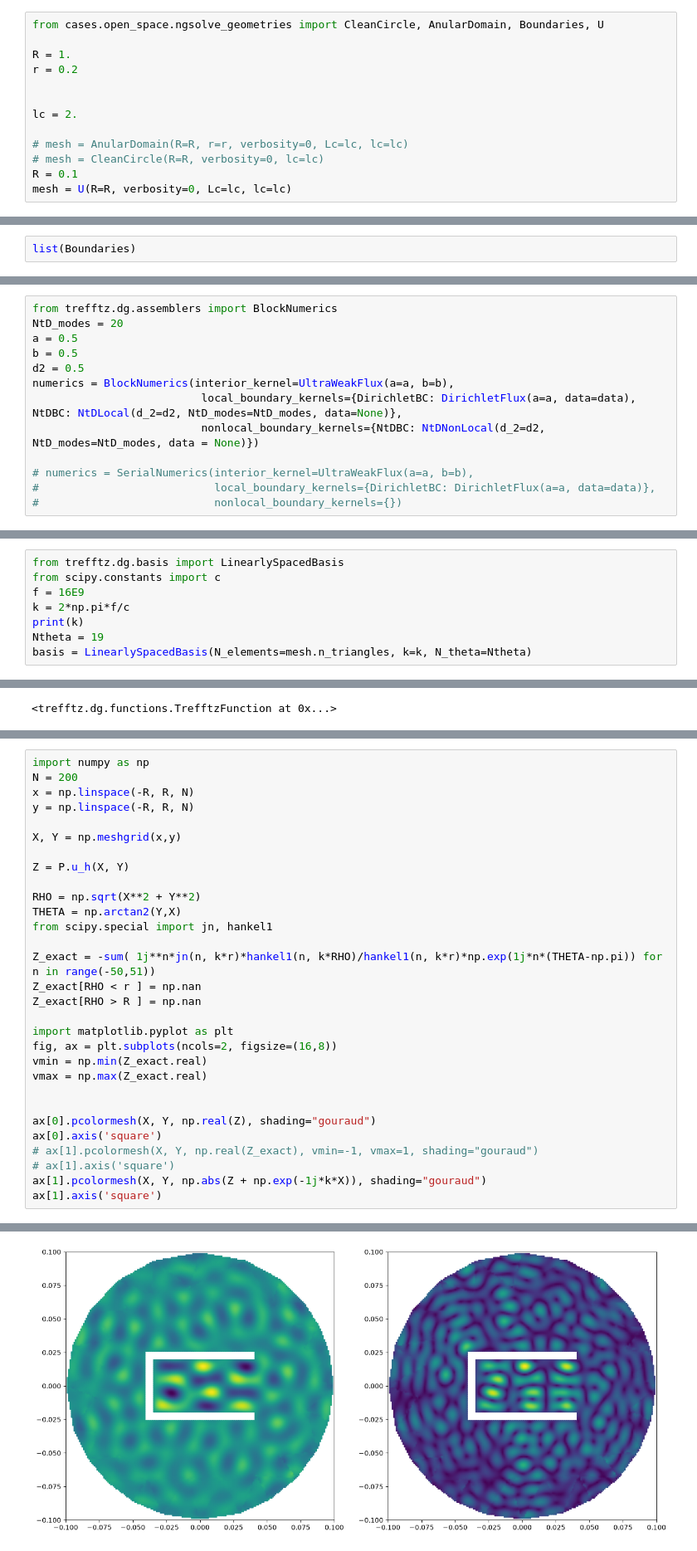
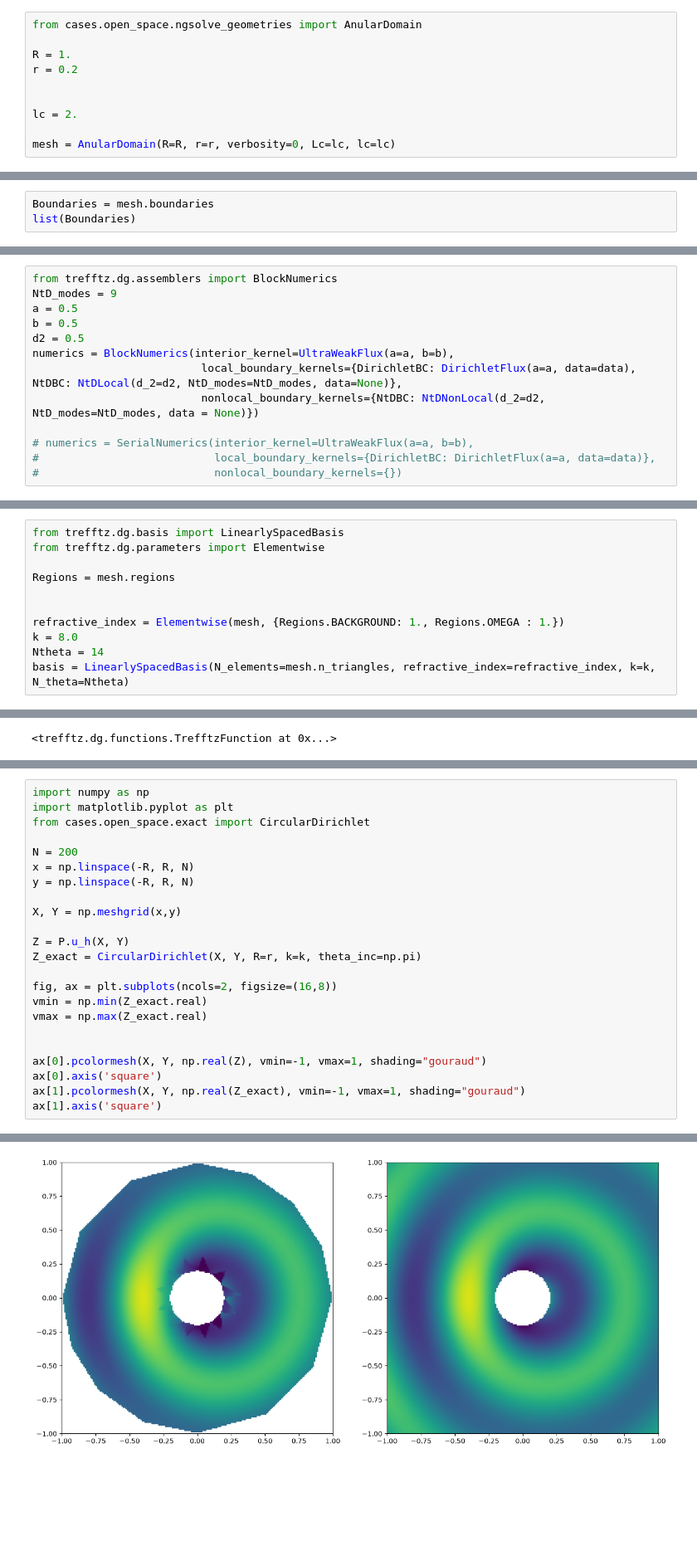
Before and after one commit to MPenaR/Trefftz, a Jupyter notebook: notebooks/open_space_usage.ipynb, the cells around one changed output, grey strips where cells are left out. Shown at 83% size. Drawn from its saved outputs; the diff is of its cells as text; blank space fills up the shorter version.

```diff
--- a/notebooks/open_space_usage.ipynb
+++ b/notebooks/open_space_usage.ipynb
@@ -3,7 +3,7 @@
 
 First we import a geometry (either gmsh or ngsolve based) along with the labels of its boundary regions
 # %%
-from cases.open_space.ngsolve_geometries import CleanCircle, AnularDomain, Boundaries, U
+from cases.open_space.ngsolve_geometries import AnularDomain
 
 R = 1.
 r = 0.2
@@ -11,10 +11,7 @@ r = 0.2
 
 lc = 2.
 
-# mesh = AnularDomain(R=R, r=r, verbosity=0, Lc=lc, lc=lc)
-# mesh = CleanCircle(R=R, verbosity=0, lc=lc)
-R = 0.1
-mesh = U(R=R, verbosity=0, Lc=lc, lc=lc)
+mesh = AnularDomain(R=R, r=r, verbosity=0, Lc=lc, lc=lc)
 # %%
 mesh.n_triangles
 # %% [output]
@@ -27,4 +24,5 @@ plot_openspace(mesh)
 # %%
+Boundaries = mesh.boundaries
 list(Boundaries)
 # %% [output]
 [<Boundaries.SIGMA: 'Sigma'>, <Boundaries.D_OMEGA: 'd_Omega'>]
@@ -74,6 +60,6 @@ Now the numerics (the configuration of kernels) is almost a dictionary:
 # %%
 from trefftz.dg.assemblers import BlockNumerics
-NtD_modes = 20
+NtD_modes = 9
 a = 0.5
 b = 0.5
 d2 = 0.5
@@ -88,9 +74,12 @@ numerics = BlockNumerics(interior_kernel=UltraWeakFlux(a=a, b=b),
 We should also choose a local basis
 # %%
 from trefftz.dg.basis import LinearlySpacedBasis
-from scipy.constants import c
-f = 16E9
-k = 2*np.pi*f/c
-print(k)
-Ntheta = 19
-basis = LinearlySpacedBasis(N_elements=mesh.n_triangles, k=k, N_theta=Ntheta)
+from trefftz.dg.parameters import Elementwise
+
+Regions = mesh.regions
+
+
+refractive_index = Elementwise(mesh, {Regions.BACKGROUND: 1., Regions.OMEGA : 1.})
+k = 8.0
+Ntheta = 14
+basis = LinearlySpacedBasis(N_elements=mesh.n_triangles, refractive_index=refractive_index, k=k, N_theta=Ntheta)
@@ -190,5 +156,8 @@ import matplotlib.pyplot as plt
 # %%
 import numpy as np
+import matplotlib.pyplot as plt
+from cases.open_space.exact import CircularDirichlet
+
 N = 200
 x = np.linspace(-R, R, N)
 y = np.linspace(-R, R, N)
@@ -196,25 +165,15 @@ y = np.linspace(-R, R, N)
 X, Y = np.meshgrid(x,y)
 
 Z = P.u_h(X, Y)
+Z_exact = CircularDirichlet(X, Y, R=r, k=k, theta_inc=np.pi)
 
-RHO = np.sqrt(X**2 + Y**2)
-THETA = np.arctan2(Y,X)
-from scipy.special import jn, hankel1
-
-Z_exact = -sum( 1j**n*jn(n, k*r)*hankel1(n, k*RHO)/hankel1(n, k*r)*np.exp(1j*n*(THETA-np.pi)) for n in range(-50,51))
-Z_exact[RHO < r ] = np.nan
-Z_exact[RHO > R ] = np.nan
-
-import matplotlib.pyplot as plt
 fig, ax = plt.subplots(ncols=2, figsize=(16,8))
 vmin = np.min(Z_exact.real)
 vmax = np.max(Z_exact.real)
 
 
-ax[0].pcolormesh(X, Y, np.real(Z), shading="gouraud")
+ax[0].pcolormesh(X, Y, np.real(Z), vmin=-1, vmax=1, shading="gouraud")
 ax[0].axis('square')
-# ax[1].pcolormesh(X, Y, np.real(Z_exact), vmin=-1, vmax=1, shading="gouraud")
-# ax[1].axis('square')
-ax[1].pcolormesh(X, Y, np.abs(Z + np.exp(-1j*k*X)), shading="gouraud")
+ax[1].pcolormesh(X, Y, np.real(Z_exact), vmin=-1, vmax=1, shading="gouraud")
 ax[1].axis('square')
 # %% [output]
@@ -222,4 +181,4 @@ ax[1].axis('square')
-[figure, old version]
+[figure, new version]
 # %%
 plt.pcolormesh(X, Y, np.abs(Z - Z_exact), shading="gouraud")
 plt.axis("square")
```
Also changed, not shown: parts of 16 cells of this notebook, 10 other files.
